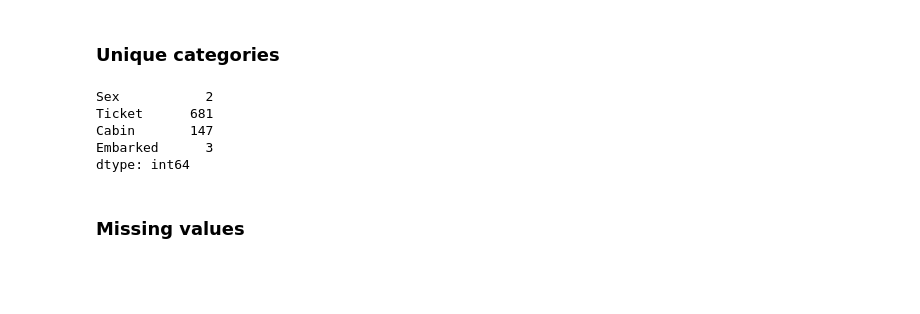
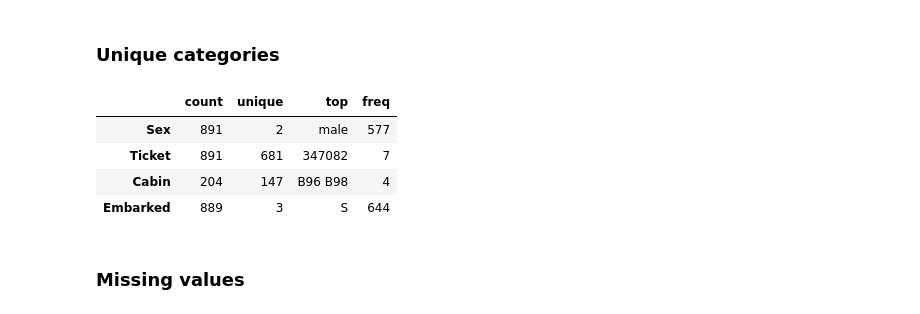
Before and after one commit to Rahul-404/Titanic_Problem_Kaggel, a Jupyter notebook: 1_basic_preprocessing.ipynb, the cells around one changed output. Cells and saved outputs as stored; diff of their text form; code cells hidden in the pictures; blank space fills up the shorter version.

```diff
--- a/1_basic_preprocessing.ipynb
+++ b/1_basic_preprocessing.ipynb
@@ -176,14 +180,14 @@ CAT_DF.shape
 (891, 4)
 # %% [markdown]
 ### Unique categories
-# %%
-CAT_DF.nunique()
-# %% [output]
-Sex           2
-Ticket      681
-Cabin       147
-Embarked      3
-dtype: int64
+# %%
+CAT_DF.describe().T
+# %% [output]
+|  | count | unique | top | freq |
+| Sex | 891 | 2 | male | 577 |
+| Ticket | 891 | 681 | 347082 | 7 |
+| Cabin | 204 | 147 | B96 B98 | 4 |
+| Embarked | 889 | 3 | S | 644 |
 # %% [markdown]
 ### Missing values
 # %%
```
Also changed, not shown: parts of 8 cells of this notebook.
